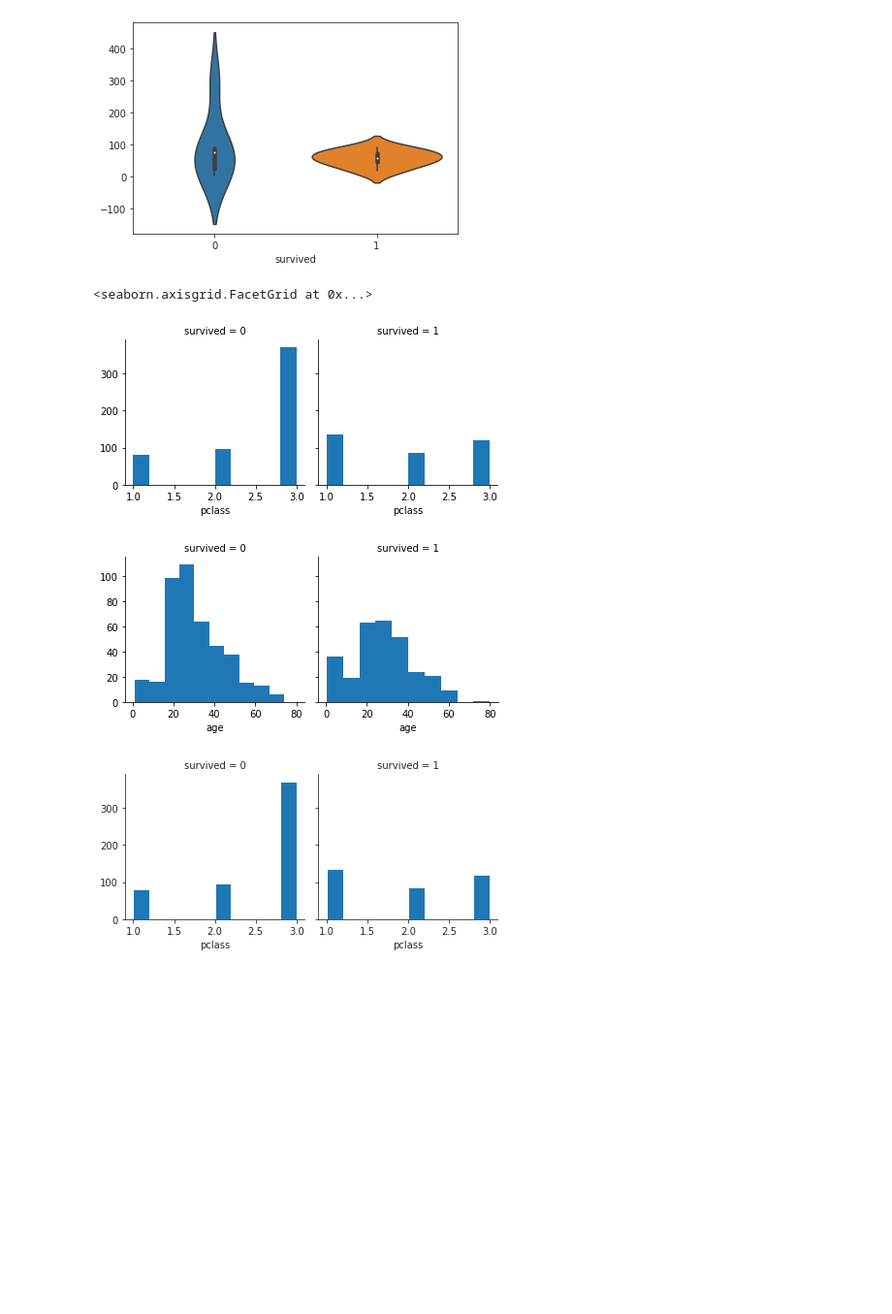
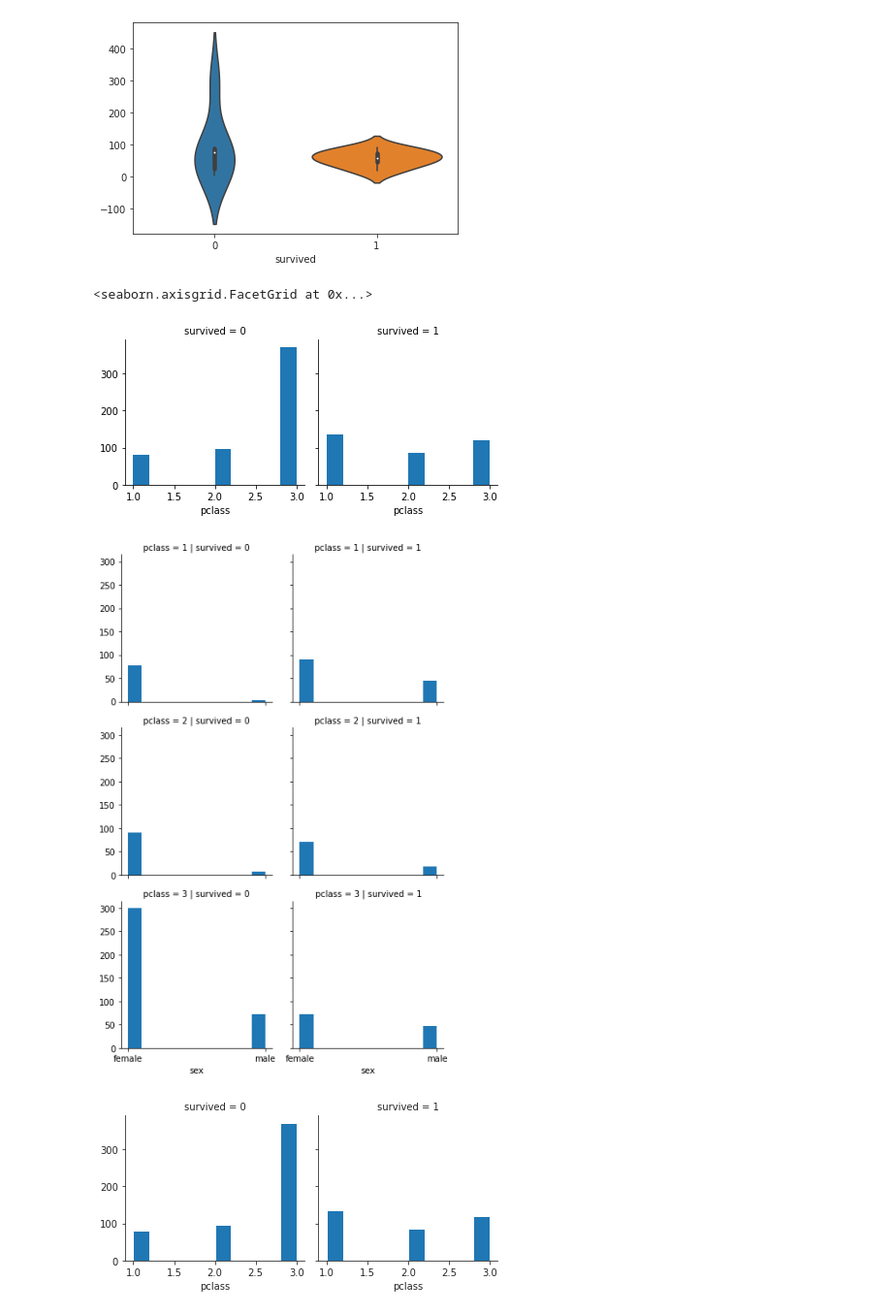
Before and after one commit to keliwu5/ML100Days, a Jupyter notebook: homework/作業題目_D21.ipynb, the cells around one changed output. Shown at 97% size. Saved outputs shown, nothing was run; the diff lists cells and outputs as text; code cells hidden in the pictures; blank space fills up the shorter version.

```diff
--- a/homework/作業題目_D21.ipynb
+++ b/homework/作業題目_D21.ipynb
@@ -149,12 +149,12 @@ sns.violinplot
 # %%
 i = sns.FacetGrid(df,col='survived')
 i.map(plt.hist,'pclass')
-j = sns.FacetGrid(df,col='survived')
-j.map(plt.hist,'age')
+j = sns.FacetGrid(df,col='survived',row='pclass')
+j.map(plt.hist,'sex')
 # %% [output]
 <seaborn.axisgrid.FacetGrid at 0x...>
 [figure]
-[figure, old version]
+[figure, new version]
 # %%
 # 瞭解性別在各艙等的分布的存活率
 '''
```
